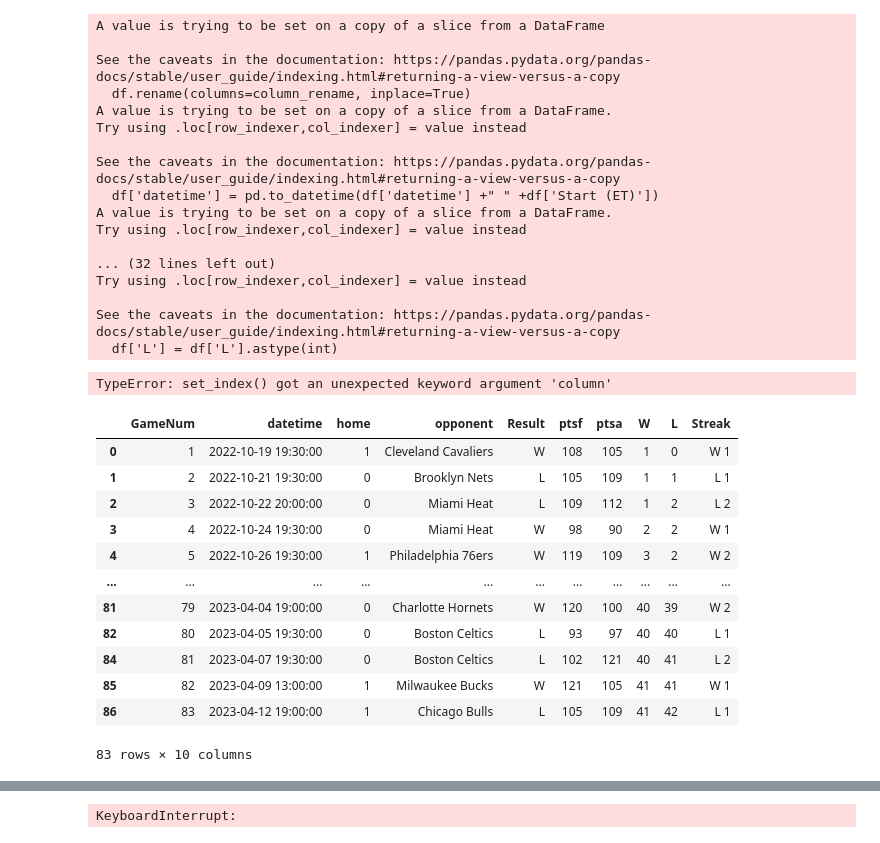
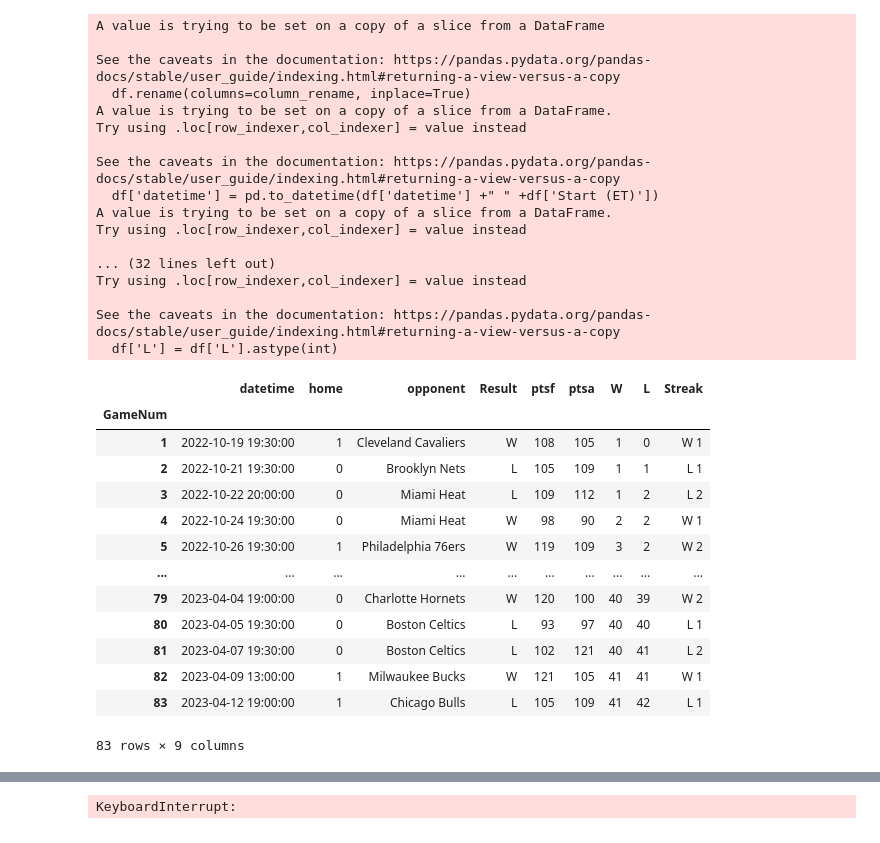
Before and after one commit to ericbackman/nba_data_scraper, a Jupyter notebook: Untitled.ipynb, the cells around one changed output, grey strips where cells are left out. Saved outputs shown, nothing was run; the diff lists cells and outputs as text; code cells hidden in the pictures.

Commit message:
first time working again in a few weeks, more work on team set up, preparing to do first bulk insert to bigquery once ironed out differences in yearly data

```diff
--- a/Untitled.ipynb
+++ b/Untitled.ipynb
@@ -37,13 +44,15 @@ def getScheduleResultsDF(temp_driver, team, year):
     return df
 # %%
 def cleanScheduleResultsDF(df):
+    home_map = {np.nan : 1, "@" : 0}
+
     df = df[df['G'] != 'G']
     column_rename = {"G": "GameNum", "Date":"datetime", "Unnamed: 5" : "home", "Opponent":"opponent", "Result":"result", "Tm":"ptsf","Opp":"ptsa", "Unnamed: 7" : "Result"}
     df.rename(columns=column_rename, inplace=True)
 
     df['datetime'] = pd.to_datetime(df['datetime'] +" " +df['Start (ET)'])
     home_away_map = {np.nan : "home", "@" : "away"}
-    df['home'] = df['home'].replace(temp)
+    df['home'] = df['home'].replace(home_map)
 
     labels = ['Start (ET)','Unnamed: 3', 'Unnamed: 4','Unnamed: 8', 'Notes']
     df.drop(columns=labels,inplace=True) #Remove useless columns
@@ -61,42 +68,38 @@ df.set_index("GameNum", inplace=True)
-# %%
-df = cleanScheduleResultsDF(df_clone)
-df
-# %% [output]
-A value is trying to be set on a copy of a slice from a DataFrame
-
-See the caveats in the documentation: https://pandas.pydata.org/pandas-docs/stable/user_guide/indexing.html#returning-a-view-versus-a-copy
-  df.rename(columns=column_rename, inplace=True)
-A value is trying to be set on a copy of a slice from a DataFrame.
-Try using .loc[row_indexer,col_indexer] = value instead
-
-See the caveats in the documentation: https://pandas.pydata.org/pandas-docs/stable/user_guide/indexing.html#returning-a-view-versus-a-copy
-  df['datetime'] = pd.to_datetime(df['datetime'] +" " +df['Start (ET)'])
-A value is trying to be set on a copy of a slice from a DataFrame.
-Try using .loc[row_indexer,col_indexer] = value instead
-
-... (32 lines left out)
-Try using .loc[row_indexer,col_indexer] = value instead
-
-See the caveats in the documentation: https://pandas.pydata.org/pandas-docs/stable/user_guide/indexing.html#returning-a-view-versus-a-copy
-  df['L'] = df['L'].astype(int)
-TypeError: set_index() got an unexpected keyword argument 'column'
-# %%
-df
-# %% [output]
-|  | GameNum | datetime | home | opponent | Result | ptsf | ptsa | W | L | Streak |
-| 0 | 1 | 2022-10-19 19:30:00 | 1 | Cleveland Cavaliers | W | 108 | 105 | 1 | 0 | W 1 |
-| 1 | 2 | 2022-10-21 19:30:00 | 0 | Brooklyn Nets | L | 105 | 109 | 1 | 1 | L 1 |
-| 2 | 3 | 2022-10-22 20:00:00 | 0 | Miami Heat | L | 109 | 112 | 1 | 2 | L 2 |
-| 3 | 4 | 2022-10-24 19:30:00 | 0 | Miami Heat | W | 98 | 90 | 2 | 2 | W 1 |
-| 4 | 5 | 2022-10-26 19:30:00 | 1 | Philadelphia 76ers | W | 119 | 109 | 3 | 2 | W 2 |
-| ... | ... | ... | ... | ... | ... | ... | ... | ... | ... | ... |
-| 81 | 79 | 2023-04-04 19:00:00 | 0 | Charlotte Hornets | W | 120 | 100 | 40 | 39 | W 2 |
-| 82 | 80 | 2023-04-05 19:30:00 | 0 | Boston Celtics | L | 93 | 97 | 40 | 40 | L 1 |
-| 84 | 81 | 2023-04-07 19:30:00 | 0 | Boston Celtics | L | 102 | 121 | 40 | 41 | L 2 |
-| 85 | 82 | 2023-04-09 13:00:00 | 1 | Milwaukee Bucks | W | 121 | 105 | 41 | 41 | W 1 |
-| 86 | 83 | 2023-04-12 19:00:00 | 1 | Chicago Bulls | L | 105 | 109 | 41 | 42 | L 1 |
-83 rows × 10 columns
 # %%
 driver = webdriver.Chrome()
 df = getScheduleResultsDF(driver, "TOR", "2023")
 driver.close()
+df = cleanScheduleResultsDF(df)
+df
+# %% [output]
+A value is trying to be set on a copy of a slice from a DataFrame
+
+See the caveats in the documentation: https://pandas.pydata.org/pandas-docs/stable/user_guide/indexing.html#returning-a-view-versus-a-copy
+  df.rename(columns=column_rename, inplace=True)
+A value is trying to be set on a copy of a slice from a DataFrame.
+Try using .loc[row_indexer,col_indexer] = value instead
+
+See the caveats in the documentation: https://pandas.pydata.org/pandas-docs/stable/user_guide/indexing.html#returning-a-view-versus-a-copy
+  df['datetime'] = pd.to_datetime(df['datetime'] +" " +df['Start (ET)'])
+A value is trying to be set on a copy of a slice from a DataFrame.
+Try using .loc[row_indexer,col_indexer] = value instead
+
+... (32 lines left out)
+Try using .loc[row_indexer,col_indexer] = value instead
+
+See the caveats in the documentation: https://pandas.pydata.org/pandas-docs/stable/user_guide/indexing.html#returning-a-view-versus-a-copy
+  df['L'] = df['L'].astype(int)
+|  | datetime | home | opponent | Result | ptsf | ptsa | W | L | Streak |
+| GameNum |  |  |  |  |  |  |  |  |  |
+| 1 | 2022-10-19 19:30:00 | 1 | Cleveland Cavaliers | W | 108 | 105 | 1 | 0 | W 1 |
+| 2 | 2022-10-21 19:30:00 | 0 | Brooklyn Nets | L | 105 | 109 | 1 | 1 | L 1 |
+| 3 | 2022-10-22 20:00:00 | 0 | Miami Heat | L | 109 | 112 | 1 | 2 | L 2 |
+| 4 | 2022-10-24 19:30:00 | 0 | Miami Heat | W | 98 | 90 | 2 | 2 | W 1 |
+| 5 | 2022-10-26 19:30:00 | 1 | Philadelphia 76ers | W | 119 | 109 | 3 | 2 | W 2 |
+| ... | ... | ... | ... | ... | ... | ... | ... | ... | ... |
+| 79 | 2023-04-04 19:00:00 | 0 | Charlotte Hornets | W | 120 | 100 | 40 | 39 | W 2 |
+| 80 | 2023-04-05 19:30:00 | 0 | Boston Celtics | L | 93 | 97 | 40 | 40 | L 1 |
+| 81 | 2023-04-07 19:30:00 | 0 | Boston Celtics | L | 102 | 121 | 40 | 41 | L 2 |
+| 82 | 2023-04-09 13:00:00 | 1 | Milwaukee Bucks | W | 121 | 105 | 41 | 41 | W 1 |
+| 83 | 2023-04-12 19:00:00 | 1 | Chicago Bulls | L | 105 | 109 | 41 | 42 | L 1 |
+83 rows × 9 columns
```
Also changed, not shown: parts of 34 cells of this notebook, 3 other files.
